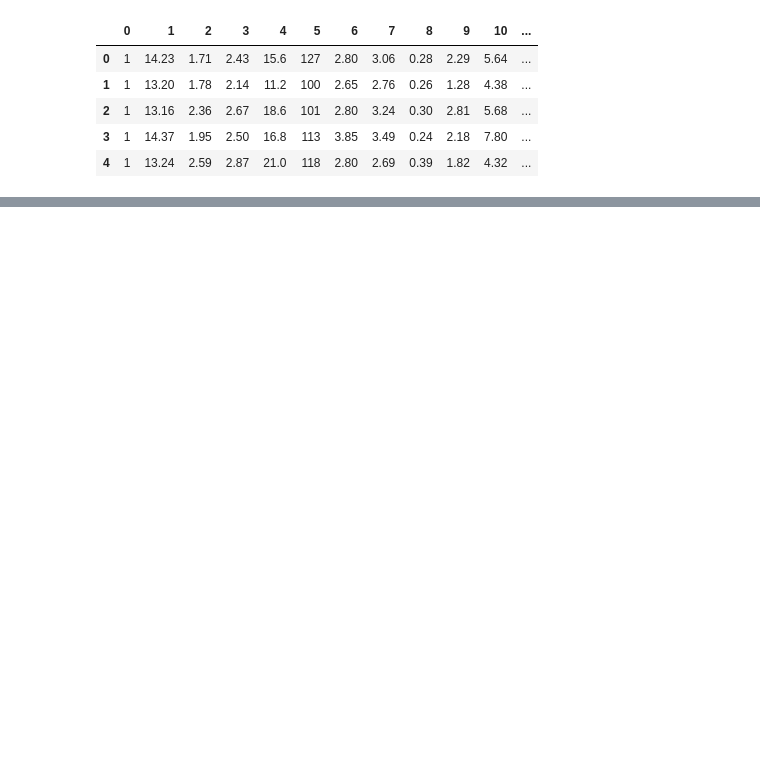
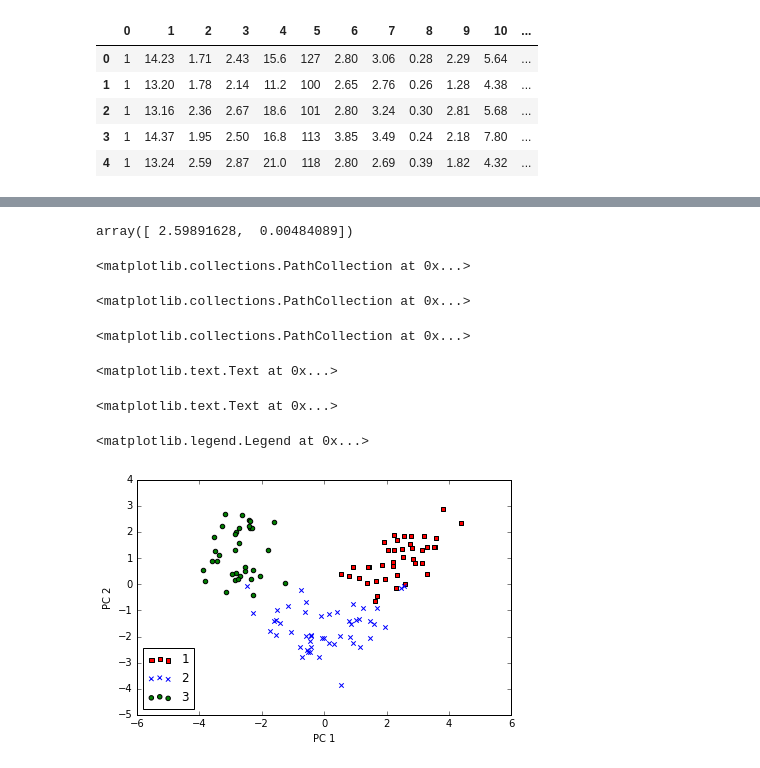
Before and after one commit to bhajar/Python_Learning_code, a Jupyter notebook: Python_Machine_Learning/5 - Compressing Data via Dimensionality Reduction.ipynb, the cells around one changed output, grey strips where cells are left out. Drawn from its saved outputs; the diff is of its cells as text; code cells hidden in the pictures; blank space fills up the shorter version.

```diff
--- a/Python_Machine_Learning/5 - Compressing Data via Dimensionality Reduction.ipynb
+++ b/Python_Machine_Learning/5 - Compressing Data via Dimensionality Reduction.ipynb
@@ -46,0 +72,15 @@ X_test_std = sc.transform(X_test)        # Only fit on the training set and appl
+# %%
+# Make a list of (eigenvalue, eigenvector) tuples
+eigen_pairs = [(np.abs(eigen_vals[i]), eigen_vecs[:, i])
+               for i in range(len(eigen_vals))]
+
+# Sort the (eigenvalue, eigenvector) tuples from high to low
+eigen_pairs.sort(key=lambda k: k[0], reverse=True)
+# used lambda in sort call like it is used in the LDA section
+# %%
+# we collect two eigen vectors that correspond to the two largest values to capture 60% of the variance in this
+# dataset
+w = np.hstack((eigen_pairs[0][1][:, np.newaxis],
+              eigen_pairs[1][1][:, np.newaxis]))
+print("Matrix W:\n", w)
+# w is a 13x2 projection from the top 2 eigen vectors
@@ -46,0 +102,27 @@ X_test_std = sc.transform(X_test)        # Only fit on the training set and appl
+# %%
+# we can now transform a sample x onto the PCA subspace obtaining x', a 2 dimentional sample containing 2 new features
+X_train_std[0].dot(w) # this is for the first row
+X_train_pca = X_train_std.dot(w) # this is the full dataset
+colors = ['r', 'b', 'g']
+markers = ['s', 'x', 'o']
+
+for l, c, m in zip(np.unique(y_train), colors, markers):
+    plt.scatter(X_train_pca[y_train == l, 0],
+                X_train_pca[y_train == l, 1],
+                c=c, label=l, marker=m)
+
+plt.xlabel('PC 1')
+plt.ylabel('PC 2')
+plt.legend(loc='lower left')
+plt.tight_layout()
+# plt.savefig('./figures/pca2.png', dpi=300)
+plt.show()
+# %% [output]
+array([ 2.59891628,  0.00484089])
+<matplotlib.collections.PathCollection at 0x...>
+<matplotlib.collections.PathCollection at 0x...>
+<matplotlib.collections.PathCollection at 0x...>
+<matplotlib.text.Text at 0x...>
+<matplotlib.text.Text at 0x...>
+<matplotlib.legend.Legend at 0x...>
+[figure, added]
```
Also changed, not shown: parts of 36 cells of this notebook.
